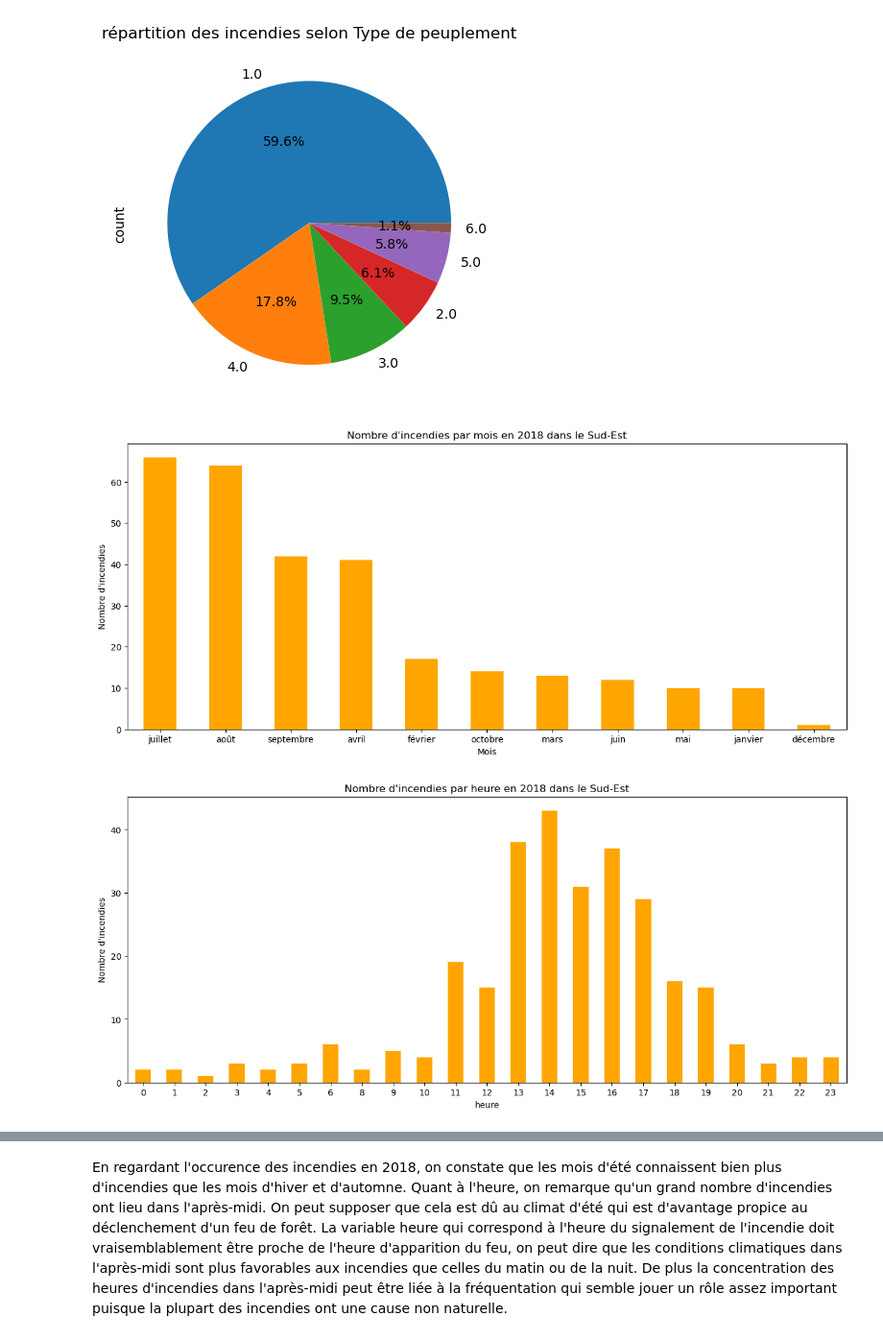
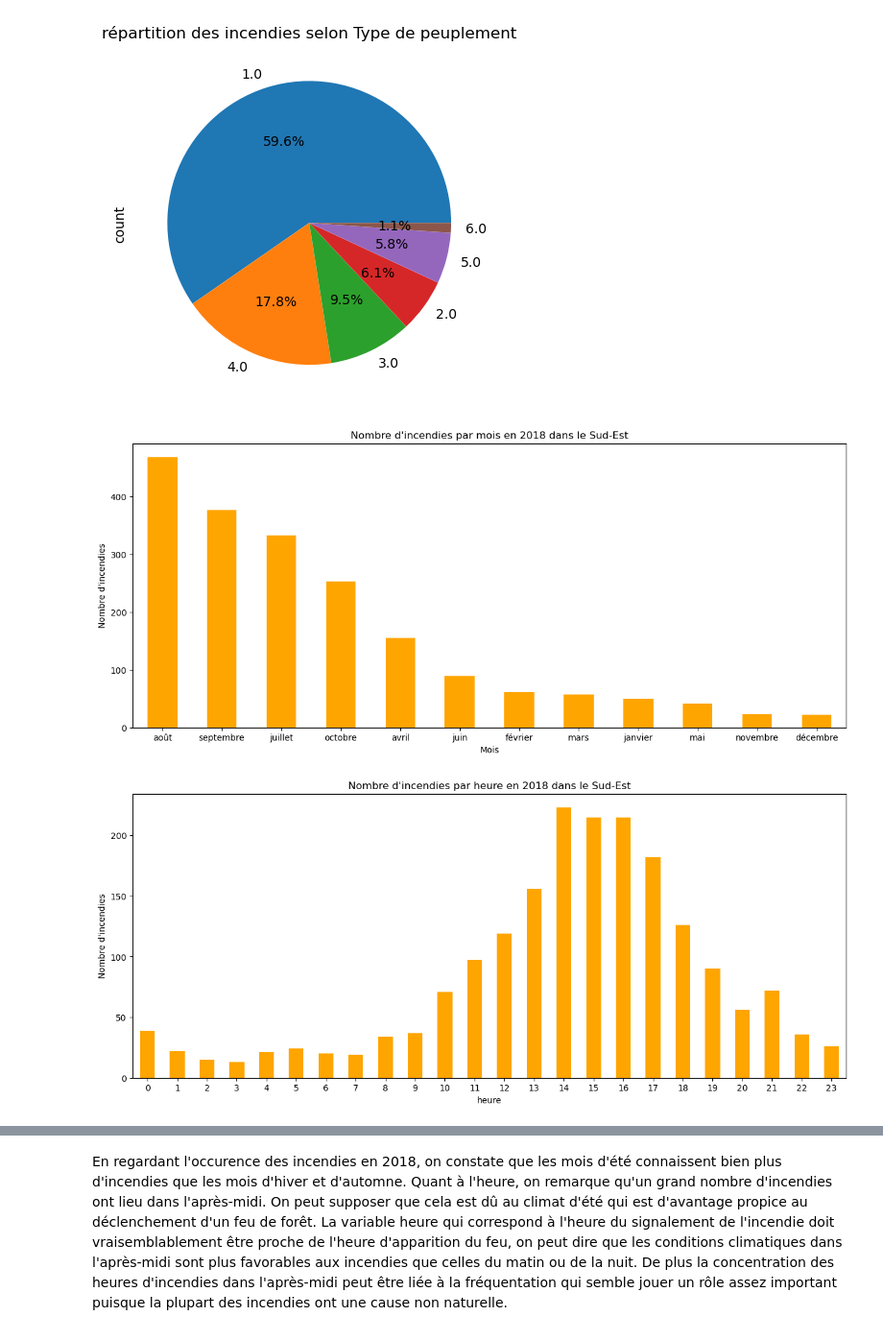
Before and after one commit to felixdechamps/ensae-prog2A, a Jupyter notebook: notebookstat.ipynb, the cells around one changed output, grey strips where cells are left out. Shown at 96% size. Drawn from its saved outputs; the diff is of its cells as text; code cells hidden in the pictures.

Commit message:
utilisation de la base incendies plutôt que df_final

```diff
--- a/notebookstat.ipynb
+++ b/notebookstat.ipynb
@@ -58,7 +58,7 @@ for col in ['Nature','Connaissance','Type de peuplement']: #penser à mettre le
 [figure]
 # %%
 "importation et traitement de la base incendies pour faire les stats desc (cellule à enlever car déja fait avant)"
-df_incendies = pd.read_csv(r"/home/onyxia/work/incendies.csv", sep=';')
+df_incendies = pd.read_csv(r"/home/onyxia/work/Incendies.csv", sep=';')
 df_incendies = df_incendies.rename(columns = {'Code INSEE' : 'code_commune_INSEE' })
 df_incendies_18 = df_incendies[df_incendies['Année']==2018]
 df_incendies_18['date'] = pd.to_datetime(df_incendies_18['Date de première alerte'])
@@ -72,41 +72,35 @@ def date_approchee(df):
             new_date = df['date'].replace(minute = el)
             return new_date
 df_incendies_18['date'] = df_incendies_18.apply(date_approchee, axis = 1)
+# %%
+df_hist_incendies = df_incendies_18
+
+df_hist_incendies['date']=pd.to_datetime(df_hist_incendies['date'])
+df_hist_incendies['mois']=df_hist_incendies['date'].dt.month
+mois_noms = { 1: 'janvier', 2: 'février', 3: 'mars', 4: 'avril', 5: 'mai', 6: 'juin',
+             7: 'juillet', 8: 'août', 9: 'septembre', 10: 'octobre', 11: 'novembre', 12: 'décembre'}
+
+df_hist_incendies['mois'] = df_hist_incendies['mois'].replace(mois_noms) #remplacer les valeurs numériques des mois par leurs noms
+
+df_hist_incendies['heure']=pd.to_datetime(df_hist_incendies['Date de première alerte']).dt.hour
 # %%
-"nombre d'incendies"
-df_hist_incendies = df_incendies_18
-df_hist_incendies['mois']=df_hist_incendies['date'].dt.month
-mois_noms = { 1: 'janvier', 2: 'février', 3: 'mars', 4: 'avril', 5: 'mai', 6: 'juin',
-             7: 'juillet', 8: 'août', 9: 'septembre', 10: 'octobre', 11: 'novembre', 12: 'décembre'}
-
-df_hist_incendies['mois'] = df_hist_incendies['mois'].replace(mois_noms) #remplacer les valeurs numériques des mois par leurs noms
-
-df_hist_incendies['heure']=df_hist_incendies['date'].dt.hour
-
 "histogramme du nombre d'incendies par mois"
 plt.figure(figsize=(15, 6))
 df_hist_incendies['mois'].value_counts().plot(kind='bar', color='orange')
 plt.title('Nombre d\'incendies par mois en 2018 dans le Sud-Est')
 plt.xlabel('Mois')
 plt.ylabel('Nombre d\'incendies')
 plt.xticks(rotation=0)
 
 "histogramme du nombre d'incendies par heure"
 plt.figure(figsize=(15, 6))
 df_hist_incendies['heure'].value_counts().sort_index().plot(kind='bar', color='orange')
 plt.title('Nombre d\'incendies par heure en 2018 dans le Sud-Est')
 plt.xlabel('heure')
 plt.ylabel('Nombre d\'incendies')
 plt.xticks(rotation=0)
 
-"histogramme du nombre d'incendies par département"
-plt.figure(figsize=(15, 6))
-df_hist_incendies['Département'].value_counts().plot(kind='pie')
-plt.title('Nombre d\'incendies par département')
-plt.ylabel('Nombre d\'incendies')
-plt.xticks(rotation=0)
-
 plt.show()
 # %% [output]
-[figure, old version]
+[figure, new version]
-[figure, old version]
+[figure, new version]
```
Also changed, not shown: parts of 1 cell of this notebook.
